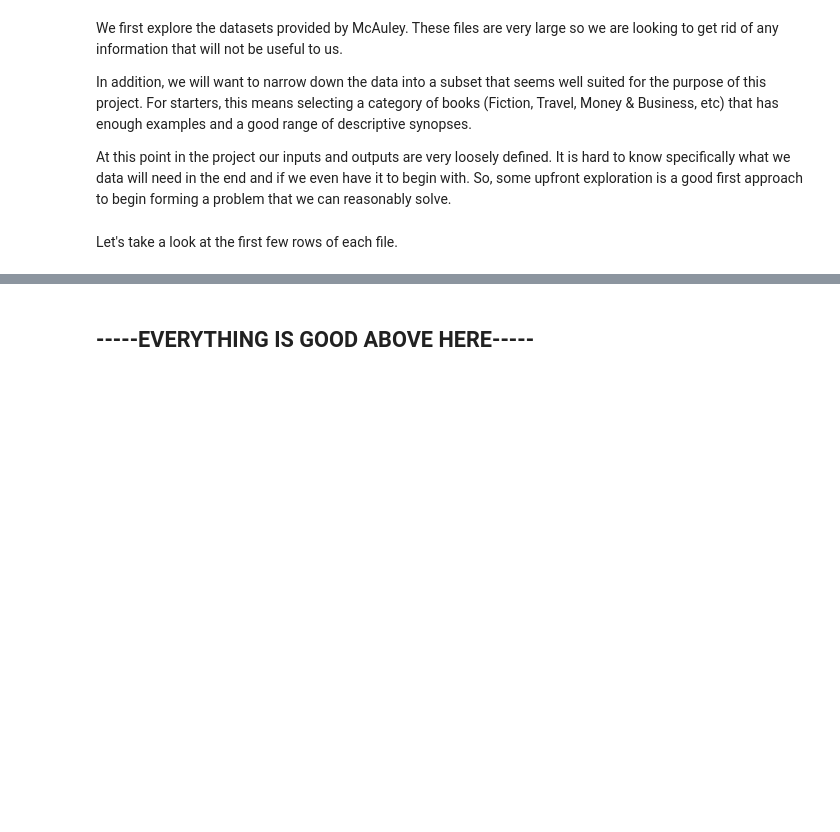
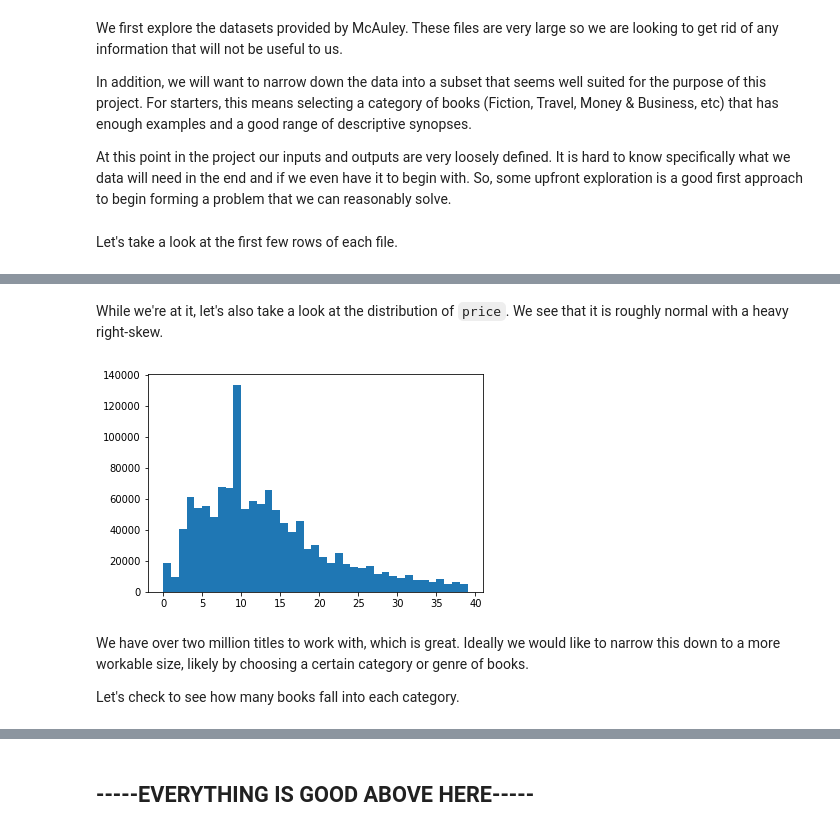
Before and after one commit to kathrynhamilton/207finalproject, a Jupyter notebook: w207_final_project.ipynb, the cells around one changed output, grey strips where cells are left out. Cells and saved outputs as stored; diff of their text form; code cells hidden in the pictures; blank space fills up the shorter version.

```diff
--- a/w207_final_project.ipynb
+++ b/w207_final_project.ipynb
@@ -118 +135,12 @@ Now, let's check to see how many books fall into each category.
+# %% [markdown]
+While we're at it, let's also take a look at the distribution of `price`. We see that it is roughly normal with a heavy right-skew.
+# %%
+plt.hist(metadata['price'].dropna(axis=0), bins = range(0,40))
+plt.show()
+# %% [output]
+[figure, added]
+# %% [markdown]
+We have over two million titles to work with, which is great. Ideally we would like to narrow this down to a more workable size, likely by choosing a certain category or genre of books.
+
+Let's check to see how many books fall into each category.
 # %%
```
Also changed, not shown: parts of 47 cells of this notebook.
